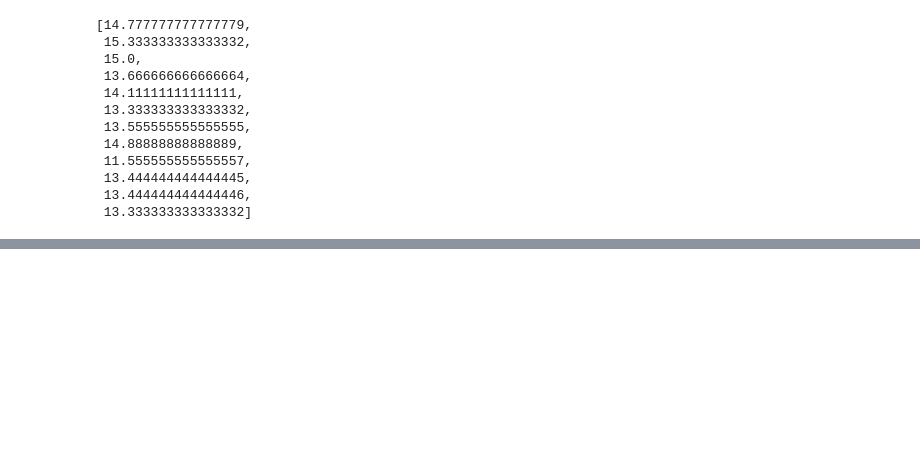
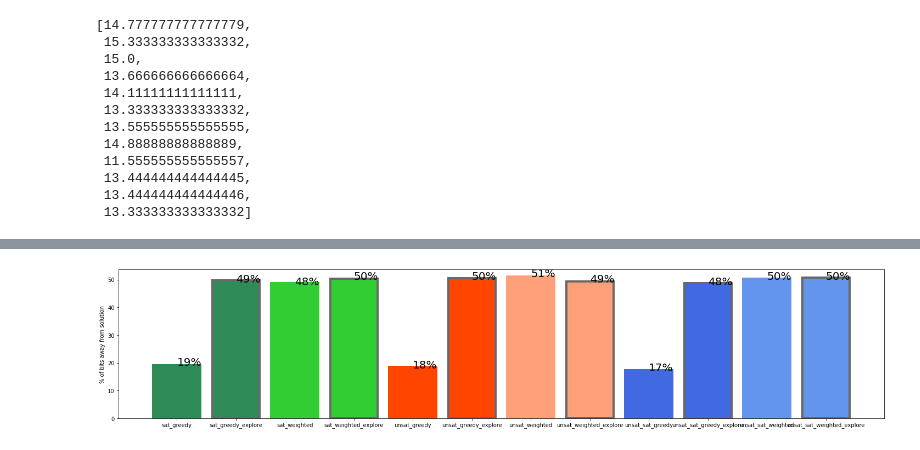
Before and after one commit to harshv834/coding_theory_proj, a Jupyter notebook: plots.ipynb, the cells around one changed output, grey strips where cells are left out. Cells and saved outputs as stored; diff of their text form; code cells hidden in the pictures; blank space fills up the shorter version.

```diff
--- a/plots.ipynb
+++ b/plots.ipynb
@@ -143,0 +170,9 @@ stats
+# %%
+plt.figure(figsize=(25, 5))
+plt.bar(list(stats.keys()), med, color=colors, edgecolor=edgecolors, linewidth=4)
+for i in range(len(short)):
+    plt.text(i,int(med[i]), str(int(med[i]))+'%', size=20)
+plt.ylabel('% of bits away from solution')
+plt.show()
+# %% [output]
+[figure, added]
```
Also changed, not shown: parts of 42 cells of this notebook.
